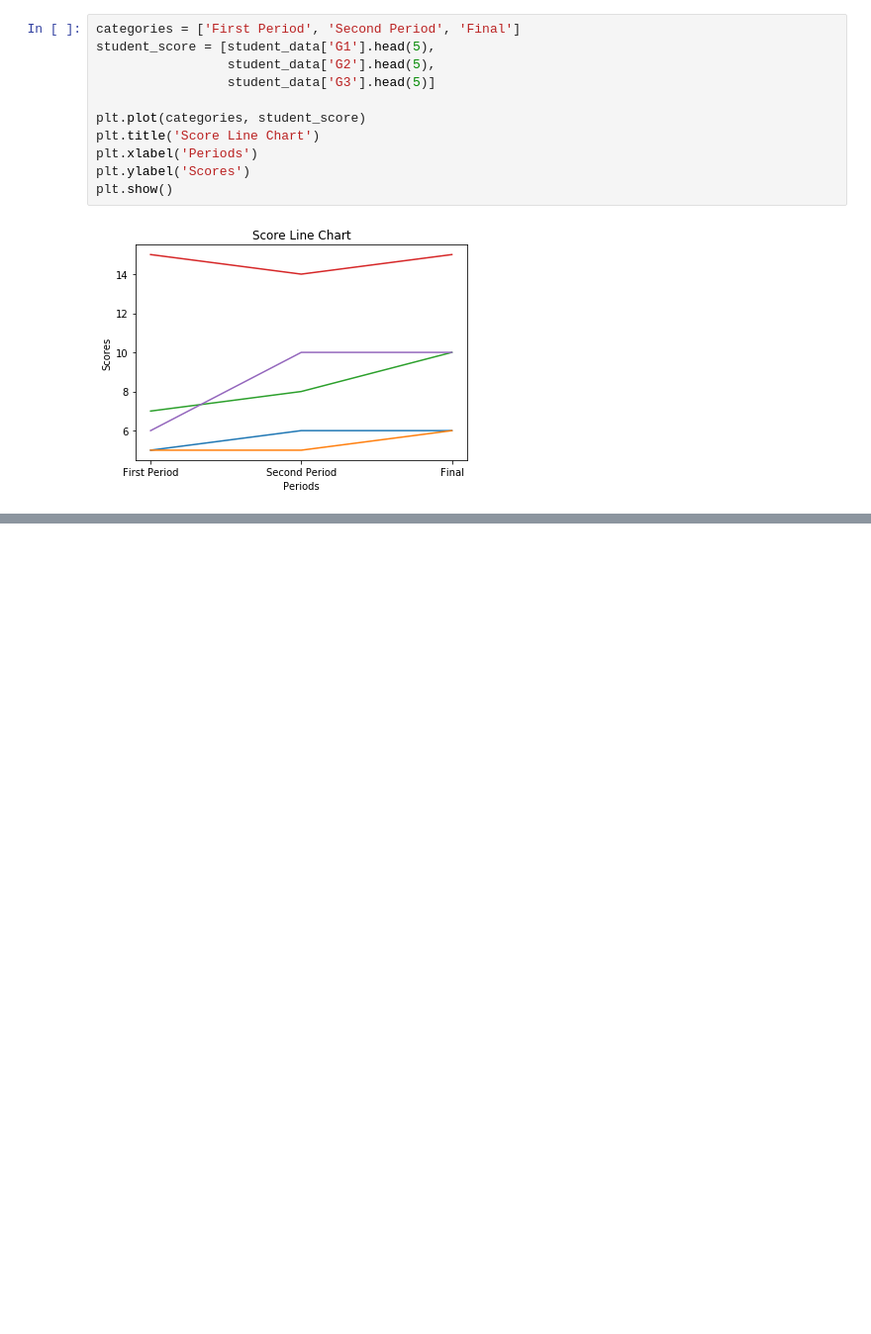
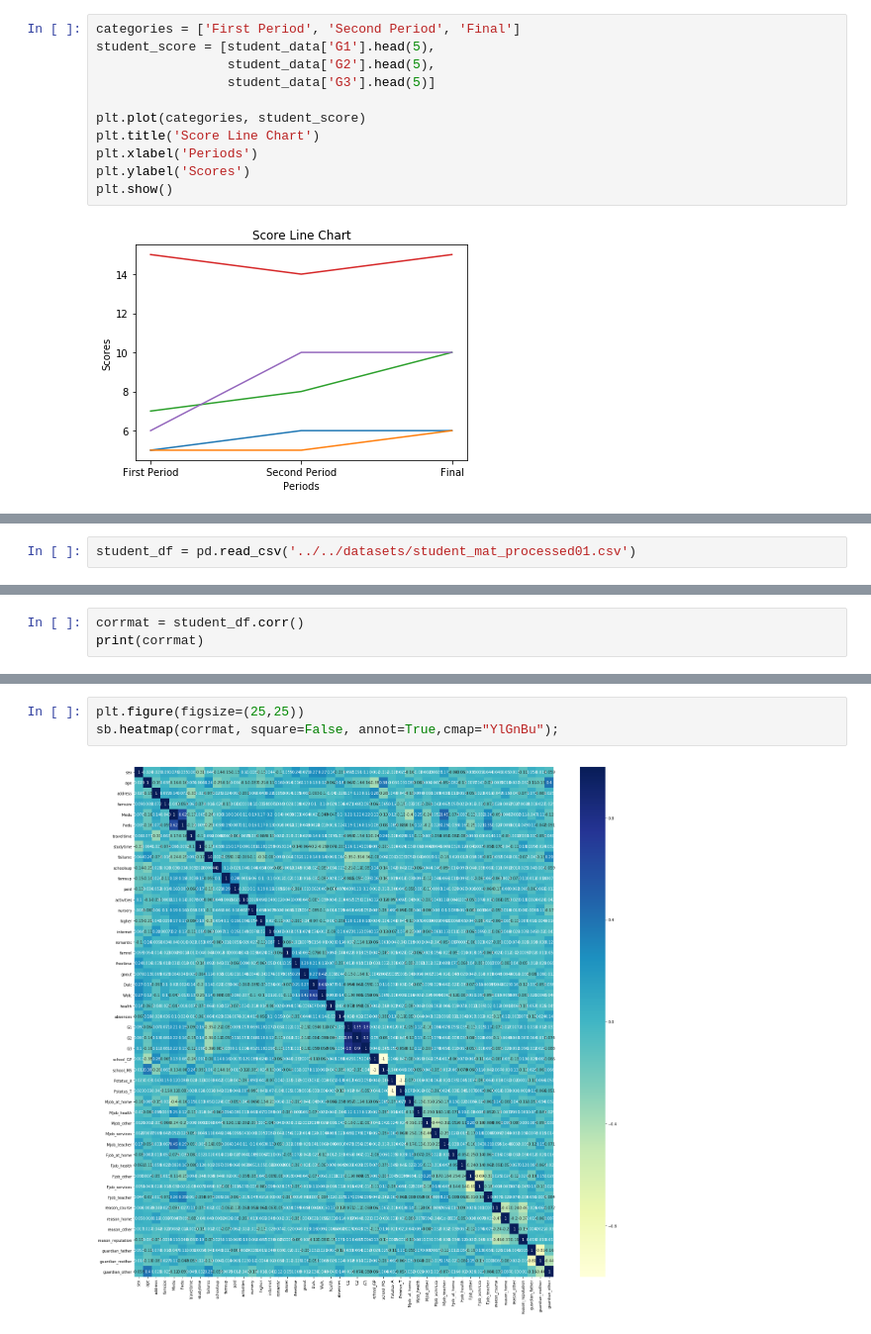
Before and after one commit to SzilvasiPeter/Diploma-project, a Jupyter notebook: Source/Visualization/Visualization_Types.ipynb, the cells around one changed output, grey strips where cells are left out. Shown at 99% size. Drawn from its saved outputs; the diff is of its cells as text; blank space fills up the shorter version.

Commit message:
Source code for heatmap and regplot visualization

```diff
--- a/Source/Visualization/Visualization_Types.ipynb
+++ b/Source/Visualization/Visualization_Types.ipynb
@@ -42,0 +79,2 @@ plt.show()
+# %%
+student_df = pd.read_csv('../../datasets/student_mat_processed01.csv')
@@ -42,0 +108,3 @@ plt.show()
+# %%
+corrmat = student_df.corr()
+print(corrmat)
@@ -42,0 +129,5 @@ plt.show()
+# %%
+plt.figure(figsize=(25,25))
+sb.heatmap(corrmat, square=False, annot=True,cmap="YlGnBu");
+# %% [output]
+[figure, added]
```
Also changed, not shown: parts of 8 cells of this notebook.
